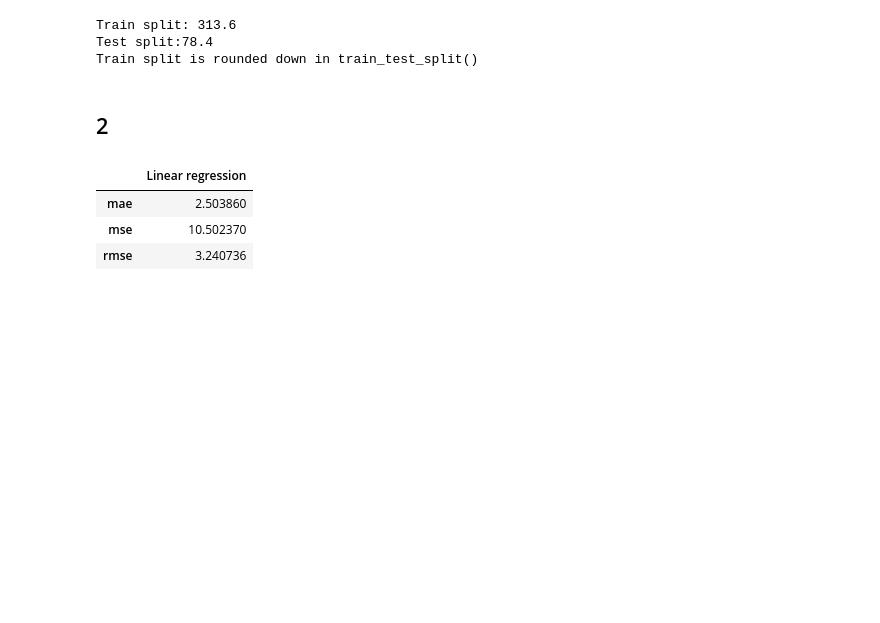
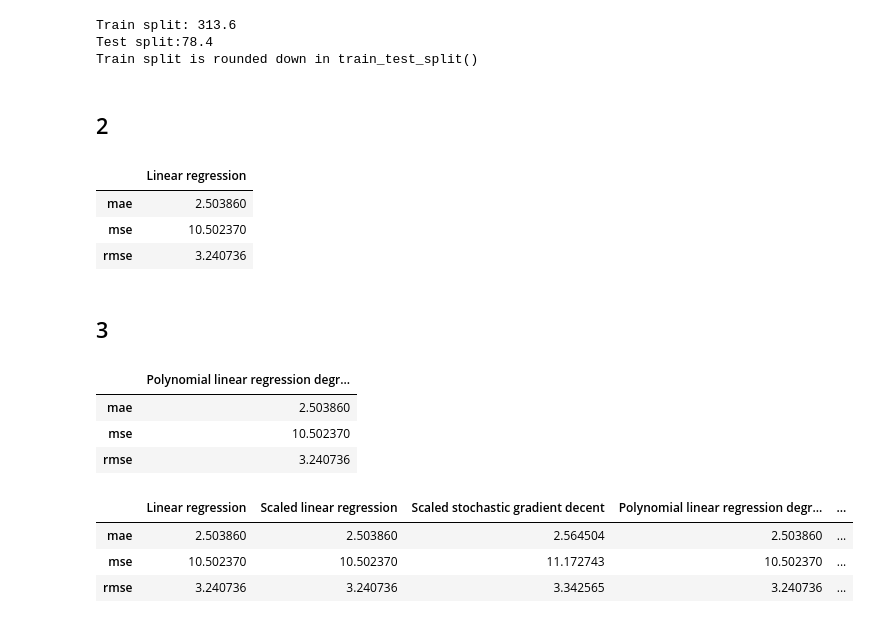
Before and after one commit to felix-tjernberg/machine-learning, a Jupyter notebook: exercises/exercise-2.ipynb, the cells around one changed output. Cells and saved outputs as stored; diff of their text form; code cells hidden in the pictures; blank space fills up the shorter version.

```diff
--- a/exercises/exercise-2.ipynb
+++ b/exercises/exercise-2.ipynb
@@ -149,3 +152,5 @@ train_and_evaluate_linear_regression_model(X_train, X_test, y_train, y_test, Lin
 | mae | 2.503860 |
 | mse | 10.502370 |
 | rmse | 3.240736 |
+# %% [markdown]
+## 3
@@ -151,0 +163,53 @@ train_and_evaluate_linear_regression_model(X_train, X_test, y_train, y_test, Lin
+# %%
+scaled_linear_regression_evaluation = train_and_evaluate_linear_regression_model(
+    min_max_scaled_X_train,
+    min_max_scaled_X_test,
+    y_train,
+    y_test,
+    LinearRegression(),
+    "Scaled linear regression",
+)
+
+scaled_stochastic_gradient_decent_evaluation = (
+    train_and_evaluate_linear_regression_model(
+        min_max_scaled_X_train,
+        min_max_scaled_X_test,
+        y_train,
+        y_test,
+        SGDRegressor(),
+        "Scaled stochastic gradient decent",
+    )
+)
+# %%
+def fit_and_transform_to_polynomial_X(X, degree: int, include_bias: bool = False):
+    polynomial_features = PolynomialFeatures(degree=degree, include_bias=include_bias)
+    polynomial_X = polynomial_features.fit_transform(X)
+    return polynomial_X
+
+
+polynomial_data_frames = [
+    (
+        train_and_evaluate_linear_regression_model(
+            fit_and_transform_to_polynomial_X(X_train, index),
+            fit_and_transform_to_polynomial_X(X_test, index),
+            y_train,
+            y_test,
+            LinearRegression(),
+            f"Polynomial linear regression degree {index}",
+        )
+    )
+    for index in range(1, 4)
+]
+polynomial_data_frames[0]
+# %% [output]
+|  | Polynomial linear regression degr... |
+| mae | 2.503860 |
+| mse | 10.502370 |
+| rmse | 3.240736 |
+# %%
+pandas.concat([linear_regression_evaluation, scaled_linear_regression_evaluation, scaled_stochastic_gradient_decent_evaluation] + polynomial_data_frames, axis=1)
+# %% [output]
+|  | Linear regression | Scaled linear regression | Scaled stochastic gradient decent | Polynomial linear regression degr... | ... |
+| mae | 2.503860 | 2.503860 | 2.564504 | 2.503860 | ... |
+| mse | 10.502370 | 10.502370 | 11.172743 | 10.502370 | ... |
+| rmse | 3.240736 | 3.240736 | 3.342565 | 3.240736 | ... |
```
Also changed, not shown: parts of 3 cells of this notebook.
